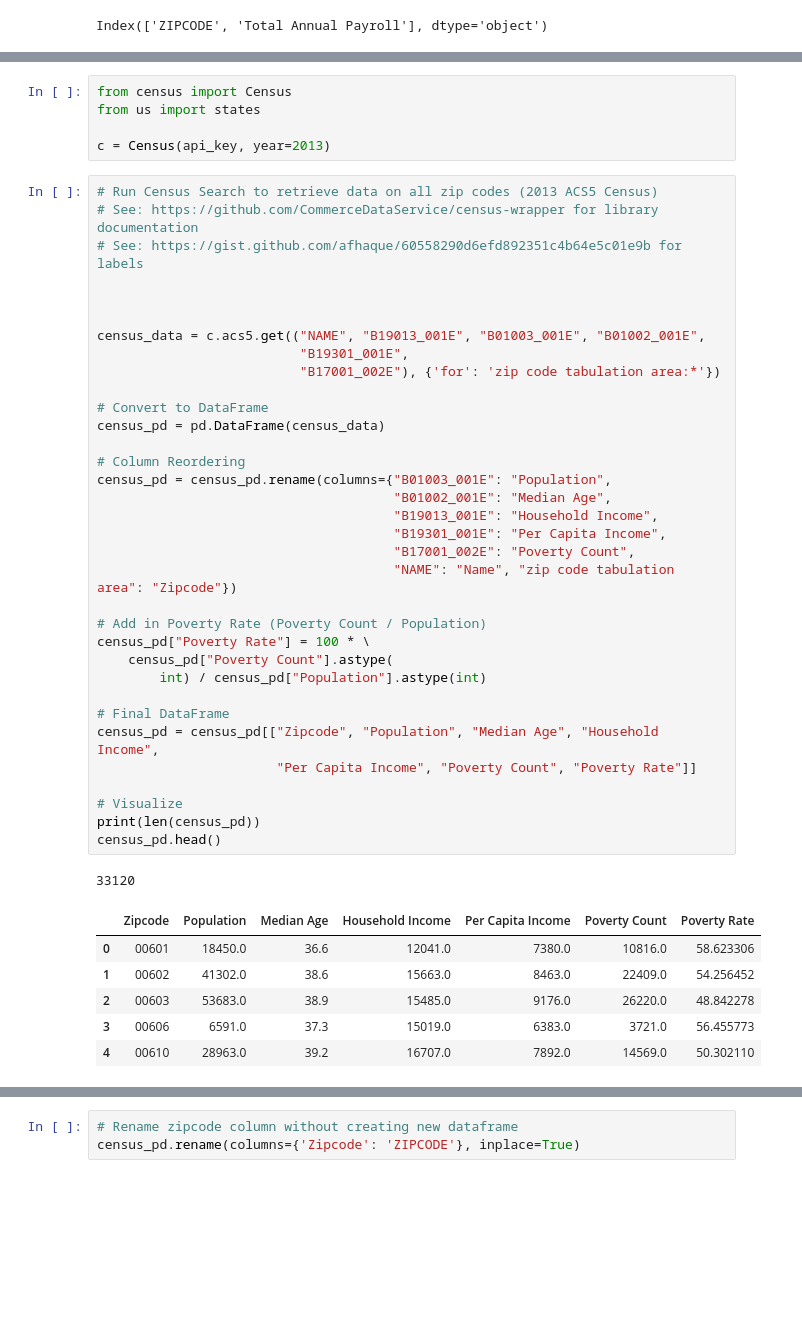
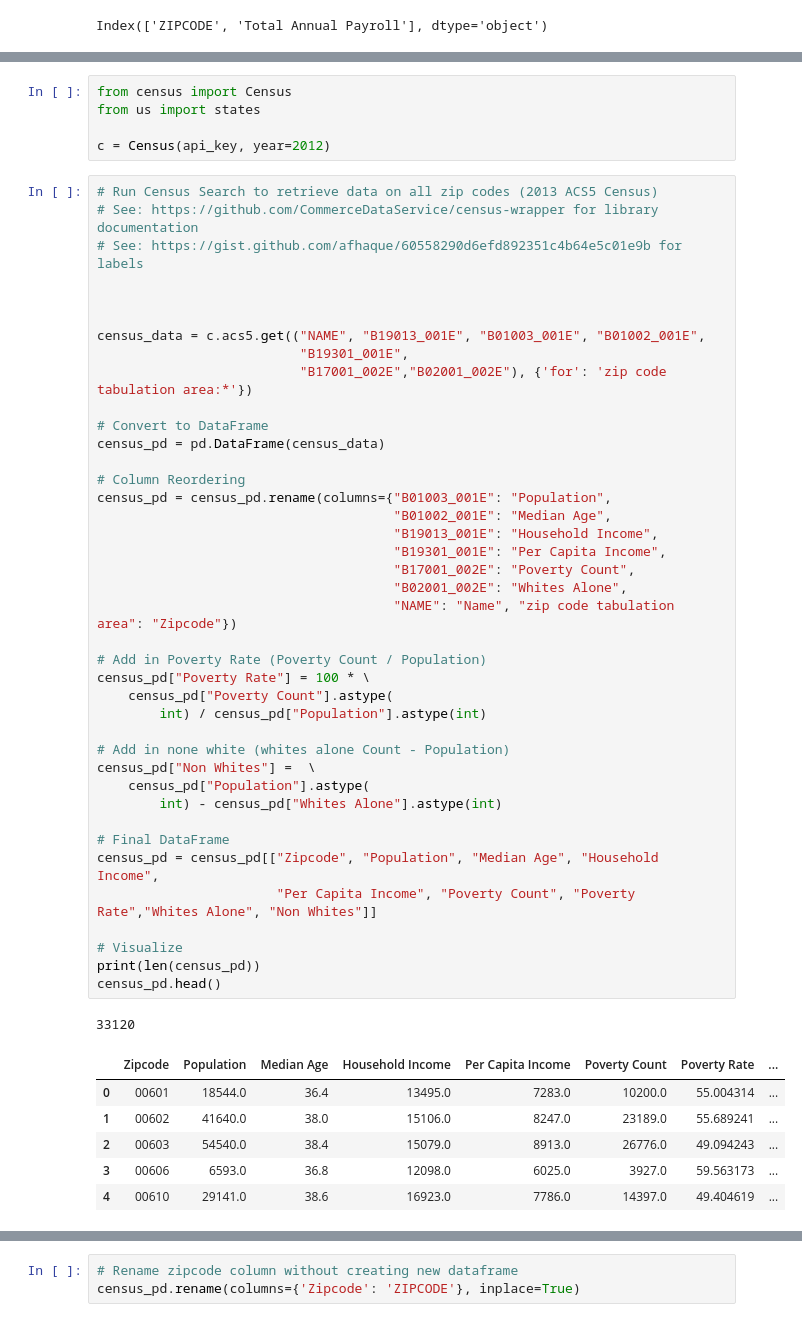
Before and after one commit to SuSu02202020/Final-Project, a Jupyter notebook: Final_Project.ipynb, the cells around one changed output, grey strips where cells are left out. Saved outputs shown, nothing was run; the diff lists cells and outputs as text; blank space fills up the shorter version.

```diff
--- a/Final_Project.ipynb
+++ b/Final_Project.ipynb
@@ -136,7 +135,7 @@ print(len(NewYork_payfoll_by_ZIP_df))
 from census import Census
 from us import states
 
-c = Census(api_key, year=2013)
+c = Census(api_key, year=2012)
 # %%
 # Run Census Search to retrieve data on all zip codes (2013 ACS5 Census)
 # See: https://github.com/CommerceDataService/census-wrapper for library documentation
@@ -144,41 +143,47 @@ c = Census(api_key, year=2013)
 
 
 
 census_data = c.acs5.get(("NAME", "B19013_001E", "B01003_001E", "B01002_001E",
                           "B19301_001E",
-                          "B17001_002E"), {'for': 'zip code tabulation area:*'})
+                          "B17001_002E","B02001_002E"), {'for': 'zip code tabulation area:*'})
 
 # Convert to DataFrame
 census_pd = pd.DataFrame(census_data)
 
 # Column Reordering
 census_pd = census_pd.rename(columns={"B01003_001E": "Population",
                                       "B01002_001E": "Median Age",
                                       "B19013_001E": "Household Income",
                                       "B19301_001E": "Per Capita Income",
                                       "B17001_002E": "Poverty Count",
+                                      "B02001_002E": "Whites Alone",
                                       "NAME": "Name", "zip code tabulation area": "Zipcode"})
 
 # Add in Poverty Rate (Poverty Count / Population)
 census_pd["Poverty Rate"] = 100 * \
     census_pd["Poverty Count"].astype(
         int) / census_pd["Population"].astype(int)
 
+# Add in none white (whites alone Count - Population)
+census_pd["Non Whites"] =  \
+    census_pd["Population"].astype(
+        int) - census_pd["Whites Alone"].astype(int)
+
 # Final DataFrame
 census_pd = census_pd[["Zipcode", "Population", "Median Age", "Household Income",
-                       "Per Capita Income", "Poverty Count", "Poverty Rate"]]
+                       "Per Capita Income", "Poverty Count", "Poverty Rate","Whites Alone", "Non Whites"]]
 
 # Visualize
 print(len(census_pd))
 census_pd.head()
 # %% [output]
 33120
-|  | Zipcode | Population | Median Age | Household Income | Per Capita Income | Poverty Count | Poverty Rate |
-| 0 | 00601 | 18450.0 | 36.6 | 12041.0 | 7380.0 | 10816.0 | 58.623306 |
-| 1 | 00602 | 41302.0 | 38.6 | 15663.0 | 8463.0 | 22409.0 | 54.256452 |
-| 2 | 00603 | 53683.0 | 38.9 | 15485.0 | 9176.0 | 26220.0 | 48.842278 |
-| 3 | 00606 | 6591.0 | 37.3 | 15019.0 | 6383.0 | 3721.0 | 56.455773 |
-| 4 | 00610 | 28963.0 | 39.2 | 16707.0 | 7892.0 | 14569.0 | 50.302110 |
+|  | Zipcode | Population | Median Age | Household Income | Per Capita Income | Poverty Count | Poverty Rate | ... |
+| 0 | 00601 | 18544.0 | 36.4 | 13495.0 | 7283.0 | 10200.0 | 55.004314 | ... |
+| 1 | 00602 | 41640.0 | 38.0 | 15106.0 | 8247.0 | 23189.0 | 55.689241 | ... |
+| 2 | 00603 | 54540.0 | 38.4 | 15079.0 | 8913.0 | 26776.0 | 49.094243 | ... |
+| 3 | 00606 | 6593.0 | 36.8 | 12098.0 | 6025.0 | 3927.0 | 59.563173 | ... |
+| 4 | 00610 | 29141.0 | 38.6 | 16923.0 | 7786.0 | 14397.0 | 49.404619 | ... |
 # %%
 census_pd.columns
 # %% [output]
```
Also changed, not shown: parts of 9 cells of this notebook, 11 other files.
